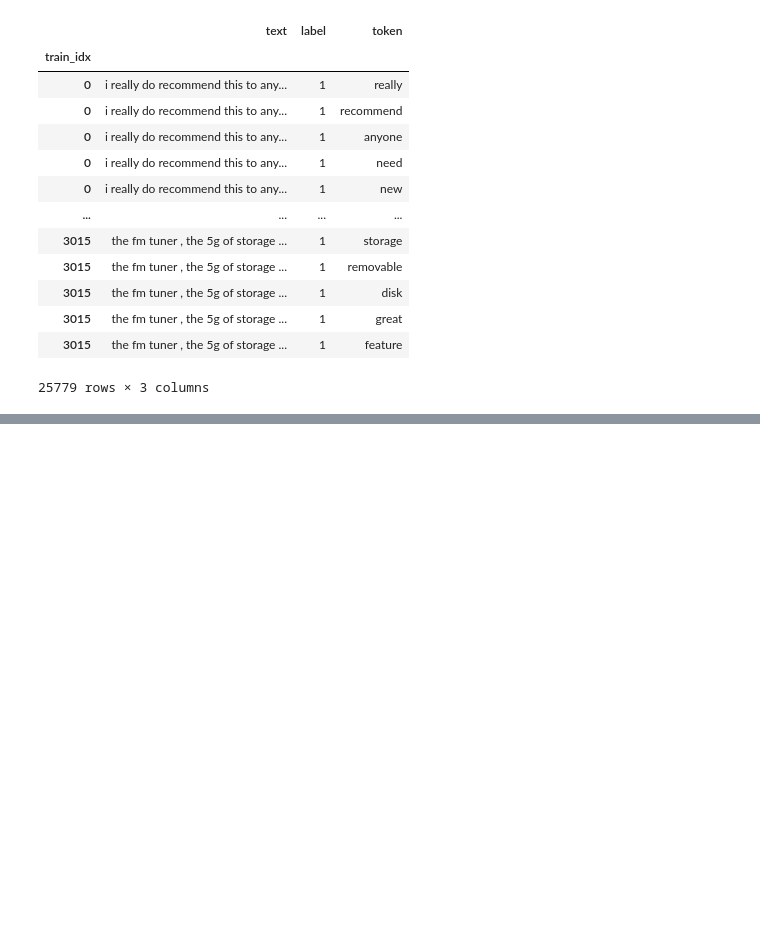
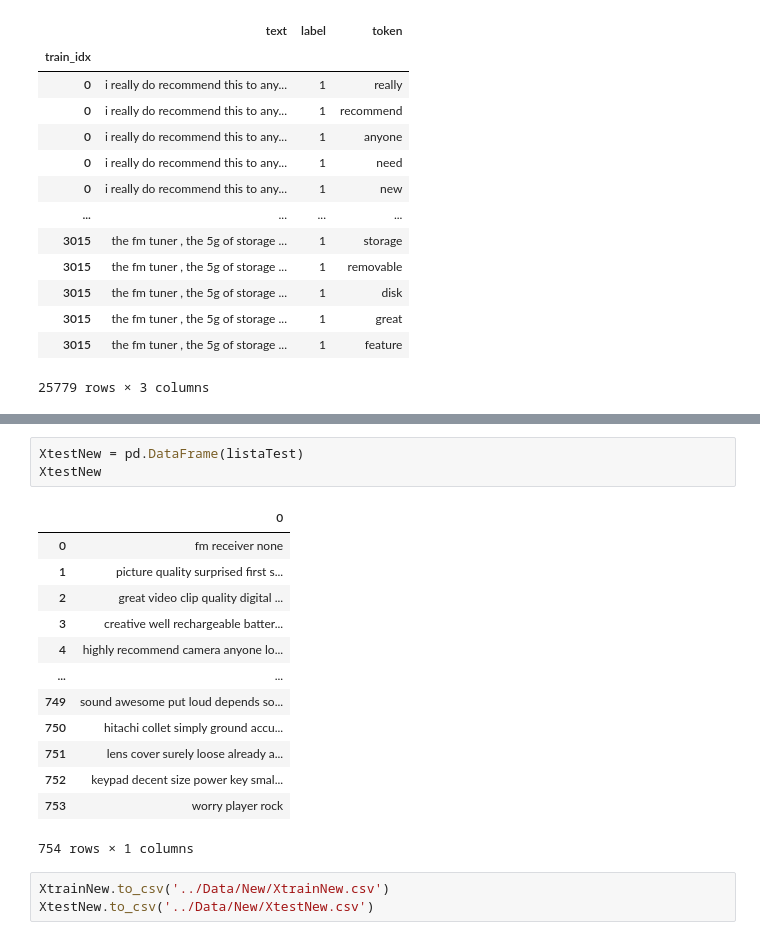
Before and after one commit to m4nugnzl/NUWEOracleReto2, a Jupyter notebook: Manuel/1. Data_Visualization.ipynb, the cells around one changed output, grey strips where cells are left out. Drawn from its saved outputs; the diff is of its cells as text; blank space fills up the shorter version.

```diff
--- a/Manuel/1. Data_Visualization.ipynb
+++ b/Manuel/1. Data_Visualization.ipynb
@@ -177,0 +220,20 @@ Xtrain.to_csv('../Data/New/Xtrain.csv')
+# %%
+XtestNew = pd.DataFrame(listaTest)
+XtestNew
+# %% [output]
+|  | 0 |
+| 0 | fm receiver none |
+| 1 | picture quality surprised first s... |
+| 2 | great video clip quality digital ... |
+| 3 | creative well rechargeable batter... |
+| 4 | highly recommend camera anyone lo... |
+| ... | ... |
+| 749 | sound awesome put loud depends so... |
+| 750 | hitachi collet simply ground accu... |
+| 751 | lens cover surely loose already a... |
+| 752 | keypad decent size power key smal... |
+| 753 | worry player rock |
+754 rows × 1 columns
+# %%
+XtrainNew.to_csv('../Data/New/XtrainNew.csv')
+XtestNew.to_csv('../Data/New/XtestNew.csv')
```
Also changed, not shown: parts of 9 cells of this notebook.
